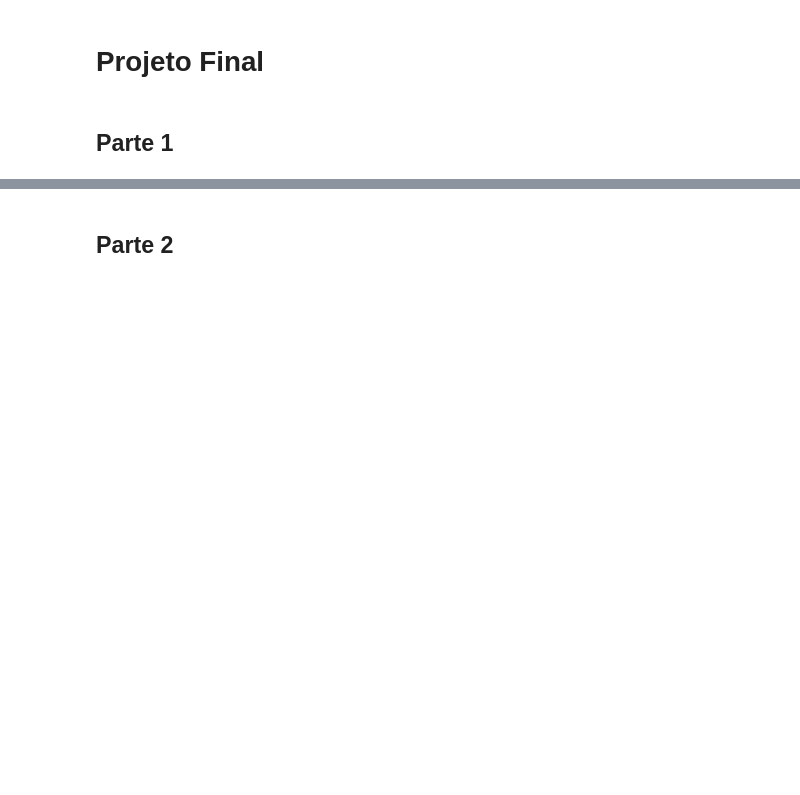
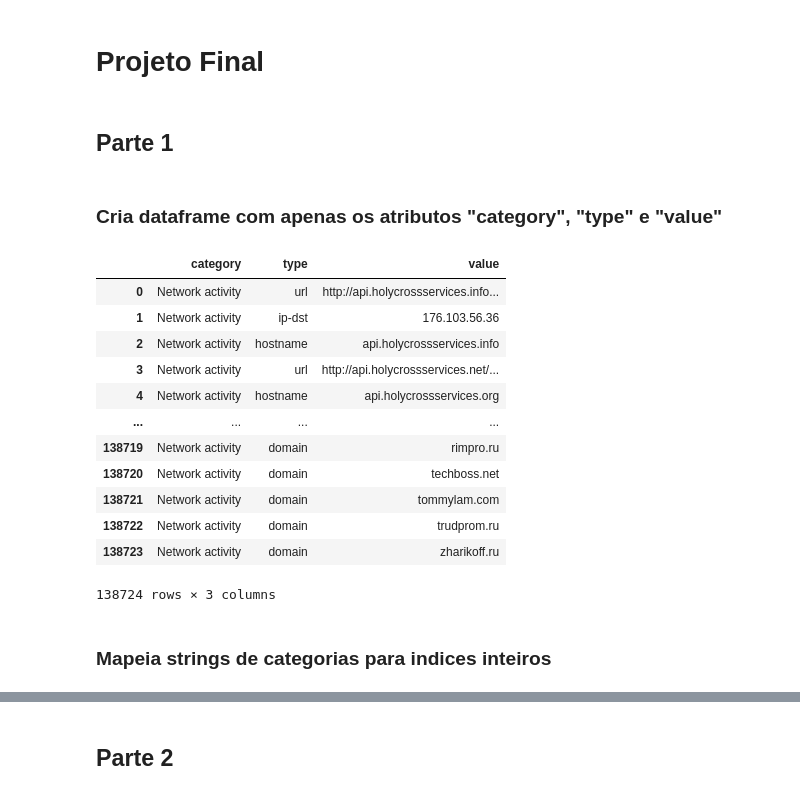
Before and after one commit to mariaandrioli/ciencia-de-dados, a Jupyter notebook: Principal/final.ipynb, the cells around one changed output, grey strips where cells are left out. Saved outputs shown, nothing was run; the diff lists cells and outputs as text; code cells hidden in the pictures; blank space fills up the shorter version.

```diff
--- a/Principal/final.ipynb
+++ b/Principal/final.ipynb
@@ -8,8 +8,27 @@ import pandas as pd
 import matplotlib.pyplot as plt
 import seaborn as sns
 from sklearn.utils import shuffle
+# %% [markdown]
+### Cria dataframe com apenas os atributos "category", "type" e "value"
 # %%
 df = pd.read_csv('./misp.csv', delimiter=',', nrows = None)
 df.dataframeName = 'misp.csv'
 
-df_selected = df[['category', 'type', 'value']].copy()
+df_chosen = df[['category', 'type', 'value']].copy()
+df_chosen
+# %% [output]
+|  | category | type | value |
+| 0 | Network activity | url | http://api.holycrossservices.info... |
+| 1 | Network activity | ip-dst | 176.103.56.36 |
+| 2 | Network activity | hostname | api.holycrossservices.info |
+| 3 | Network activity | url | http://api.holycrossservices.net/... |
+| 4 | Network activity | hostname | api.holycrossservices.org |
+| ... | ... | ... | ... |
+| 138719 | Network activity | domain | rimpro.ru |
+| 138720 | Network activity | domain | techboss.net |
+| 138721 | Network activity | domain | tommylam.com |
+| 138722 | Network activity | domain | trudprom.ru |
+| 138723 | Network activity | domain | zharikoff.ru |
+138724 rows × 3 columns
+# %% [markdown]
+### Mapeia strings de categorias para indices inteiros
```
Also changed, not shown: parts of 29 cells of this notebook.
